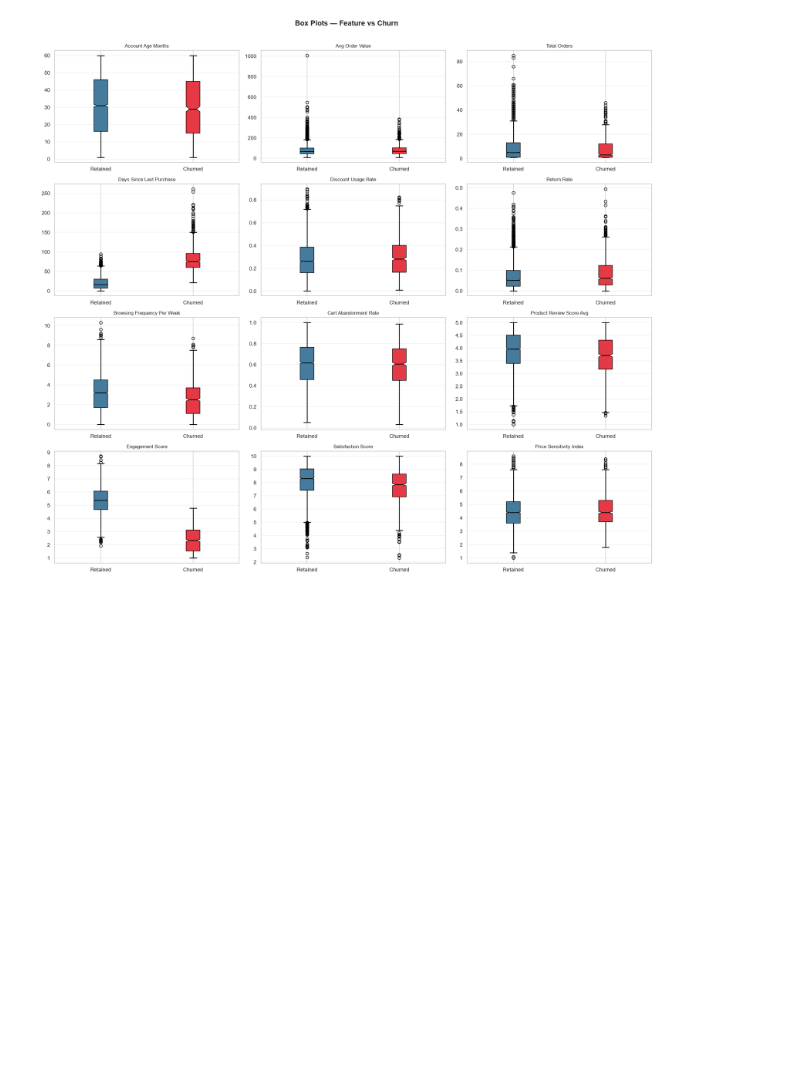
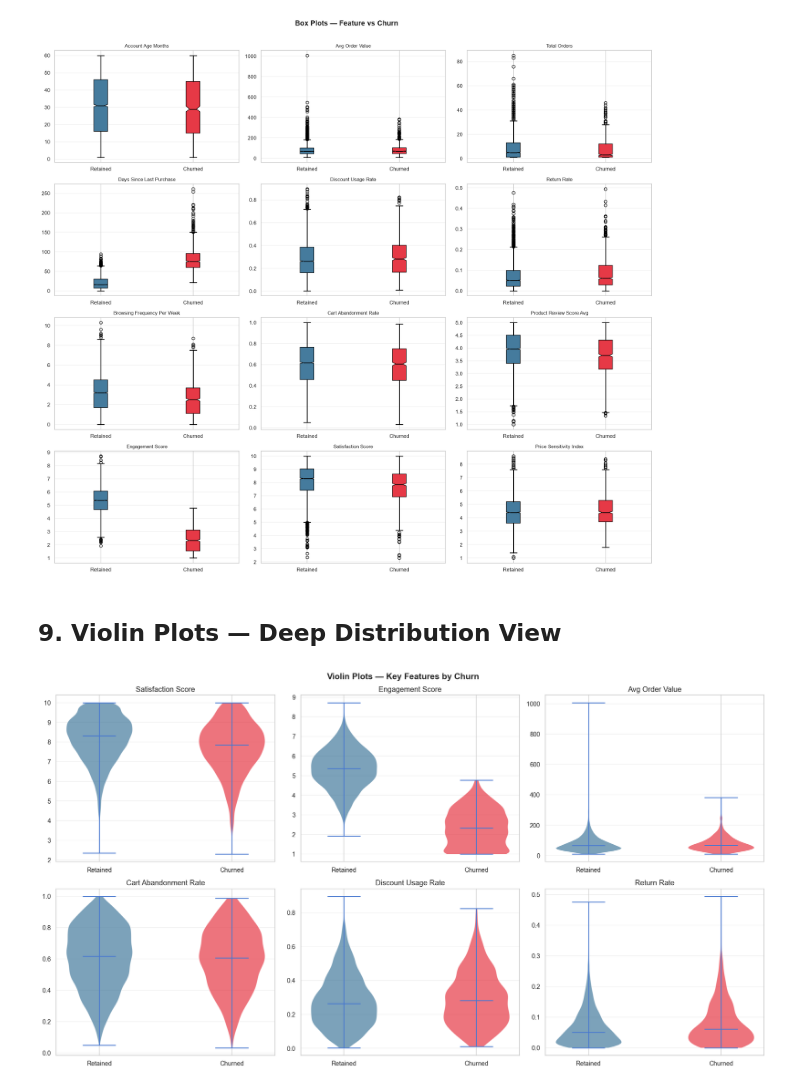
Before and after one commit to Nitesh-Ray/ecommerce-customer-churn2, a Jupyter notebook: model1.ipynb, the cells around one changed output. Drawn from its saved outputs; the diff is of its cells as text; code cells hidden in the pictures; blank space fills up the shorter version.

```diff
--- a/model1.ipynb
+++ b/model1.ipynb
@@ -274,3 +274,34 @@ plt.tight_layout()
 plt.show()
 # %% [output]
 [figure]
+# %% [markdown]
+## 9. Violin Plots — Deep Distribution View
+# %%
+select_cols = [
+    'satisfaction_score','engagement_score','avg_order_value',
+    'cart_abandonment_rate','discount_usage_rate','return_rate'
+]
+
+fig, axes = plt.subplots(2, 3, figsize=(18, 10))
+axes = axes.flatten()
+
+for i, col in enumerate(select_cols):
+    ax = axes[i]
+    data = [df[df['churn_flag']==0][col].values,
+            df[df['churn_flag']==1][col].values]
+    parts = ax.violinplot(data, positions=[1, 2], showmedians=True,
+                          showextrema=True)
+    parts['bodies'][0].set_facecolor(PALETTE['retain'])
+    parts['bodies'][1].set_facecolor(PALETTE['churn'])
+    for body in parts['bodies']:
+        body.set_alpha(0.7)
+    ax.set_xticks([1, 2])
+    ax.set_xticklabels(['Retained', 'Churned'])
+    ax.set_title(col.replace('_', ' ').title())
+    ax.grid(True, axis='y', alpha=0.3)
+
+plt.suptitle('Violin Plots — Key Features by Churn', fontsize=15, fontweight='bold')
+plt.tight_layout()
+plt.show()
+# %% [output]
+[figure, added]
```
Also changed, not shown: parts of 9 cells of this notebook.
